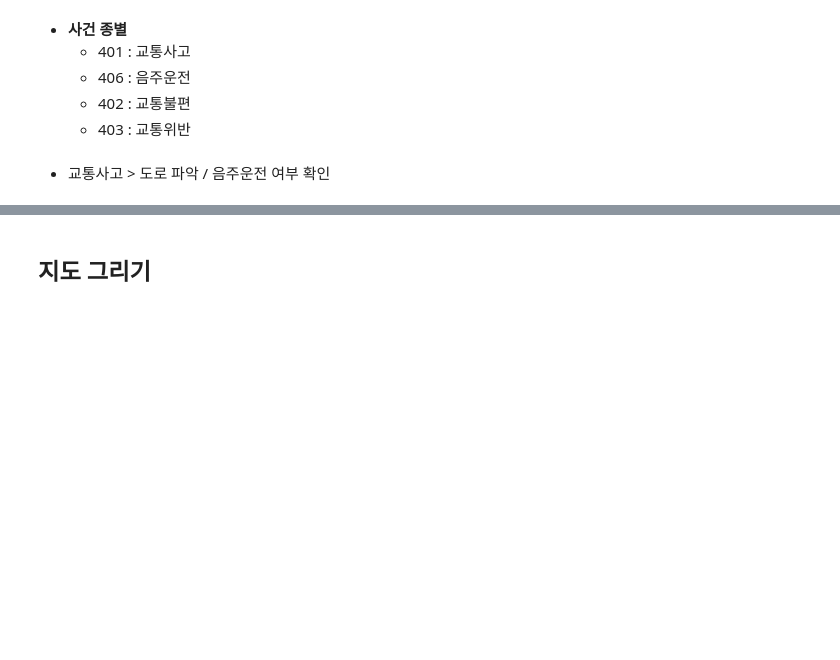
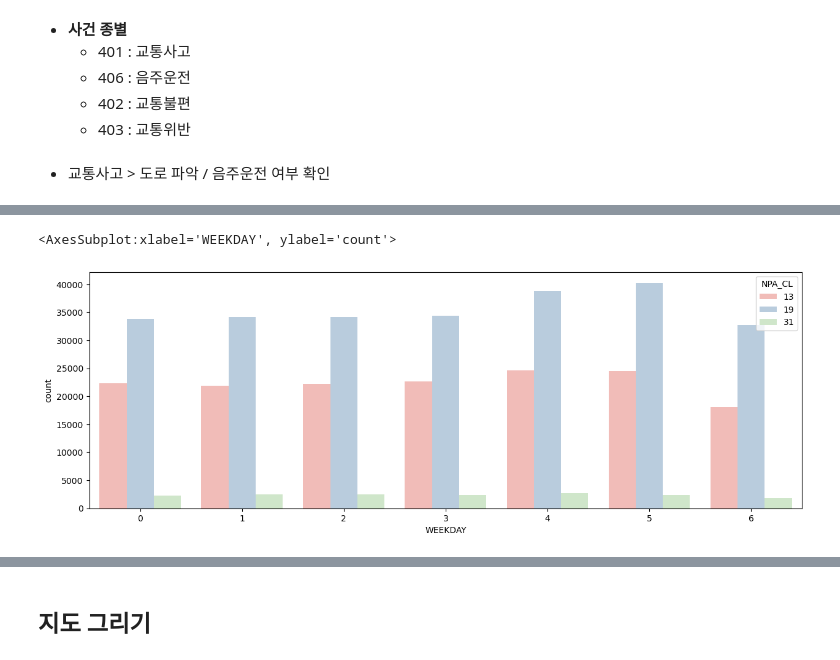
Before and after one commit to Muj2n/Trafic_Data_Analysis_Contest, a Jupyter notebook: Mujin/Trafic_Data_Analysis_Contest.ipynb, the cells around one changed output, grey strips where cells are left out. Drawn from its saved outputs; the diff is of its cells as text; code cells hidden in the pictures; blank space fills up the shorter version.

```diff
--- a/Mujin/Trafic_Data_Analysis_Contest.ipynb
+++ b/Mujin/Trafic_Data_Analysis_Contest.ipynb
@@ -549,0 +635,7 @@ Name: EVT_CL_CD, dtype: int64
+# %%
+ # 요일별 사고 건수
+plt.figure(figsize = (15,5))
+sns.countplot(x='WEEKDAY',hue='NPA_CL',data = data, palette = 'Pastel1')
+# %% [output]
+<AxesSubplot:xlabel='WEEKDAY', ylabel='count'>
+[figure, added]
```
Also changed, not shown: parts of 23 cells of this notebook.
